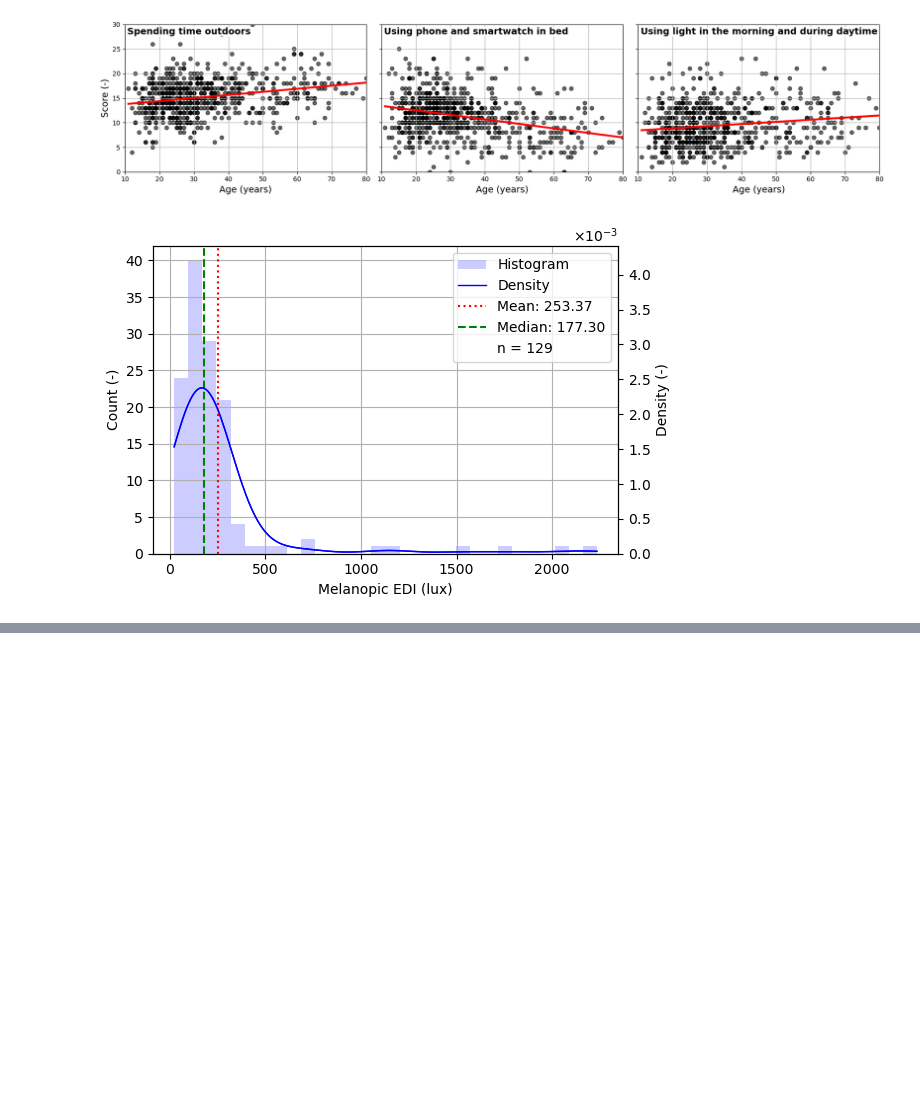
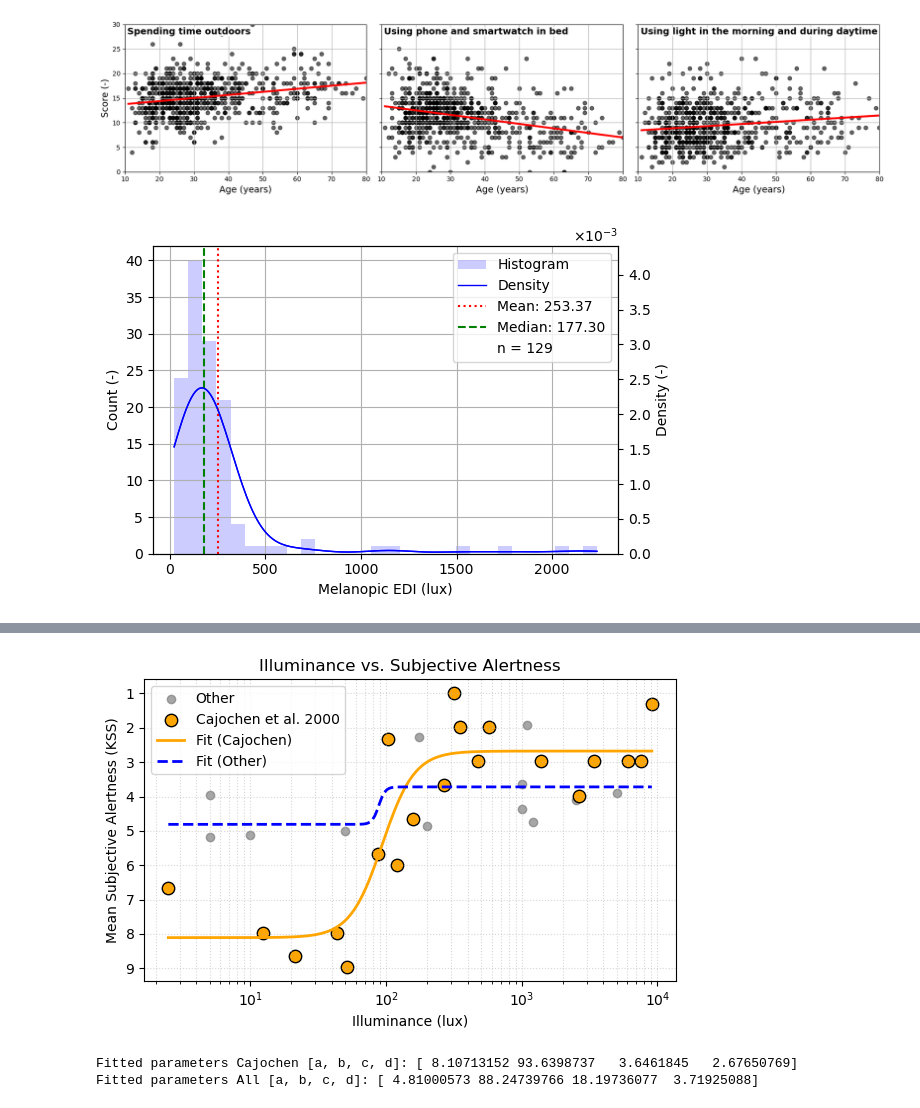
Before and after one commit to adulbrich/arousal-dynamics-model, a Jupyter notebook: examples/temp.ipynb, the cells around one changed output, grey strips where cells are left out. Saved outputs shown, nothing was run; the diff lists cells and outputs as text; code cells hidden in the pictures; blank space fills up the shorter version.

```diff
--- a/examples/temp.ipynb
+++ b/examples/temp.ipynb
@@ -156,0 +219,68 @@ plt.show()
+# %%
+import numpy as np
+from scipy.optimize import curve_fit
+import matplotlib.pyplot as plt
+import pandas as pd
+
+# Load data
+data = pd.read_excel("~/downloads/mean-subj-alertness.xlsx", sheet_name=0)
+
+x_all = data["illuminance_lux"].values
+y_all = data["mean_subjective_alertness"].values
+
+# Cajochen points
+is_cajochen = data["Reference"] == "Cajochen et al. 2000"
+x_caj = data.loc[is_cajochen, "illuminance_lux"].values
+y_caj = data.loc[is_cajochen, "mean_subjective_alertness"].values
+
+# All points except Cajochen
+not_cajochen = ~is_cajochen
+x_other = data.loc[not_cajochen, "illuminance_lux"].values
+y_other = data.loc[not_cajochen, "mean_subjective_alertness"].values
+
+# Define the function
+def log_func(x, a, b, c, d):
+    return (a - d) / (1 + (x / b) ** c) + d
+
+# Fit for Cajochen
+p0_caj = [max(y_caj), np.median(x_caj), 1, min(y_caj)]
+params_caj, _ = curve_fit(log_func, x_caj, y_caj, p0=p0_caj, maxfev=10000)
+
+# Fit for all points except Cajochen
+p0_other = [max(y_other), np.median(x_other), 1, min(y_other)]
+params_other, _ = curve_fit(log_func, x_other, y_other, p0=p0_other, maxfev=100000)
+
+# Plot data and fits
+plt.figure(figsize=(6, 4))
+plt.scatter(
+    x_other, y_other,
+    color="gray", alpha=0.7, label="Other"
+)
+plt.scatter(
+    x_caj, y_caj,
+    color="orange", edgecolor="black", s=80, label="Cajochen et al. 2000"
+)
+
+# Plot fitted curves
+x_fit = np.logspace(np.log10(x_all.min()), np.log10(x_all.max()), 200)
+y_fit_caj = log_func(x_fit, *params_caj)
+y_fit_all = log_func(x_fit, *params_other)
+plt.plot(x_fit, y_fit_caj, color="orange", linewidth=2, label="Fit (Cajochen)")
+plt.plot(x_fit, y_fit_all, color="blue", linewidth=2, linestyle="--", label="Fit (Other)")
+
+plt.xscale("log")
+plt.xlabel("Illuminance (lux)")
+plt.ylabel("Mean Subjective Alertness (KSS)")
+plt.title("Illuminance vs. Subjective Alertness")
+plt.legend()
+plt.grid(True, which="both", ls=":", alpha=0.5)
+plt.gca().invert_yaxis()
+plt.tight_layout()
+plt.show()
+
+print("Fitted parameters Cajochen [a, b, c, d]:", params_caj)
+print("Fitted parameters All [a, b, c, d]:", params_other)
+# %% [output]
+[figure, added]
+Fitted parameters Cajochen [a, b, c, d]: [ 8.10713152 93.6398737   3.6461845   2.67650769]
+Fitted parameters All [a, b, c, d]: [ 4.81000573 88.24739766 18.19736077  3.71925088]
```
Also changed, not shown: parts of 3 cells of this notebook, 1 other file.
